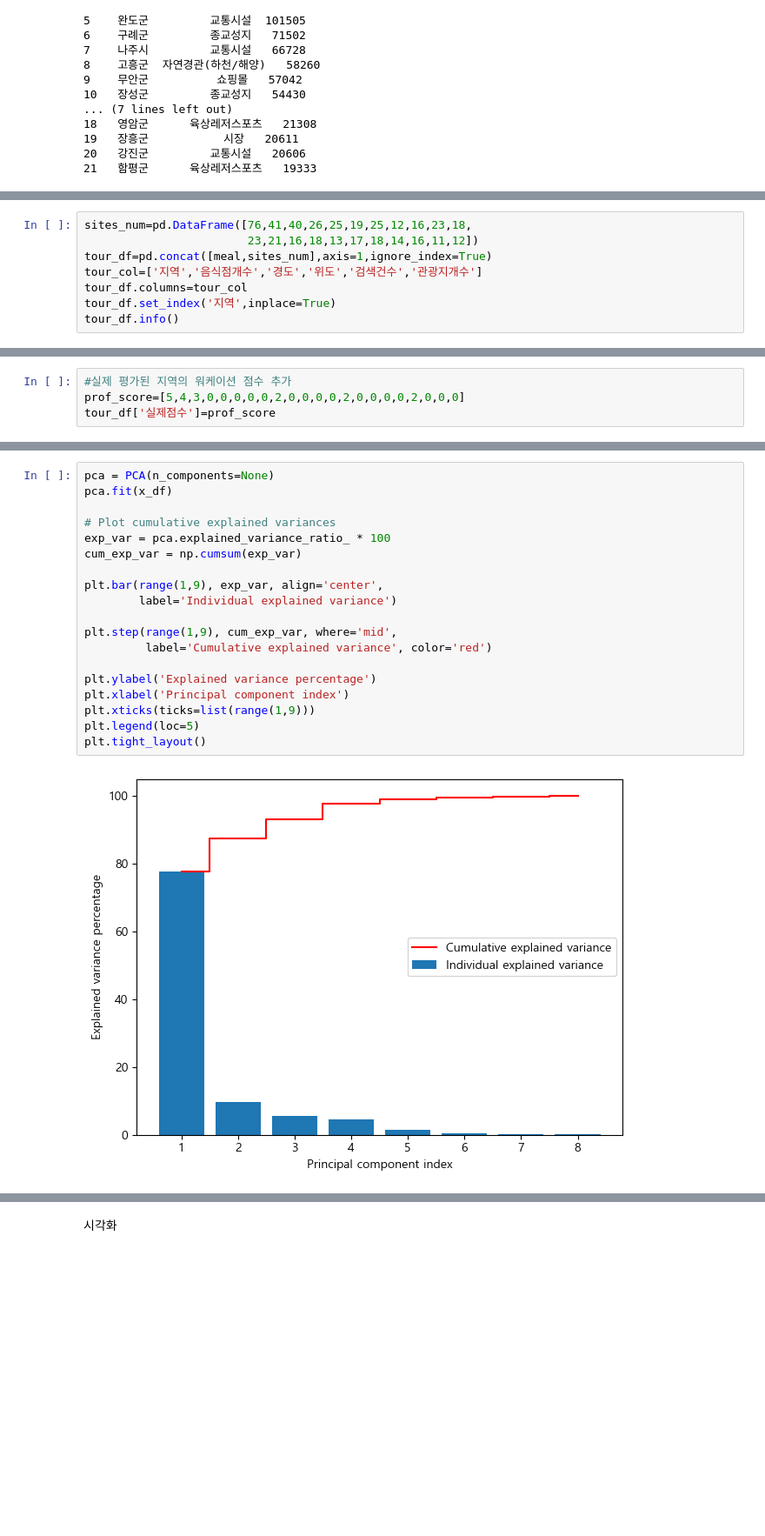
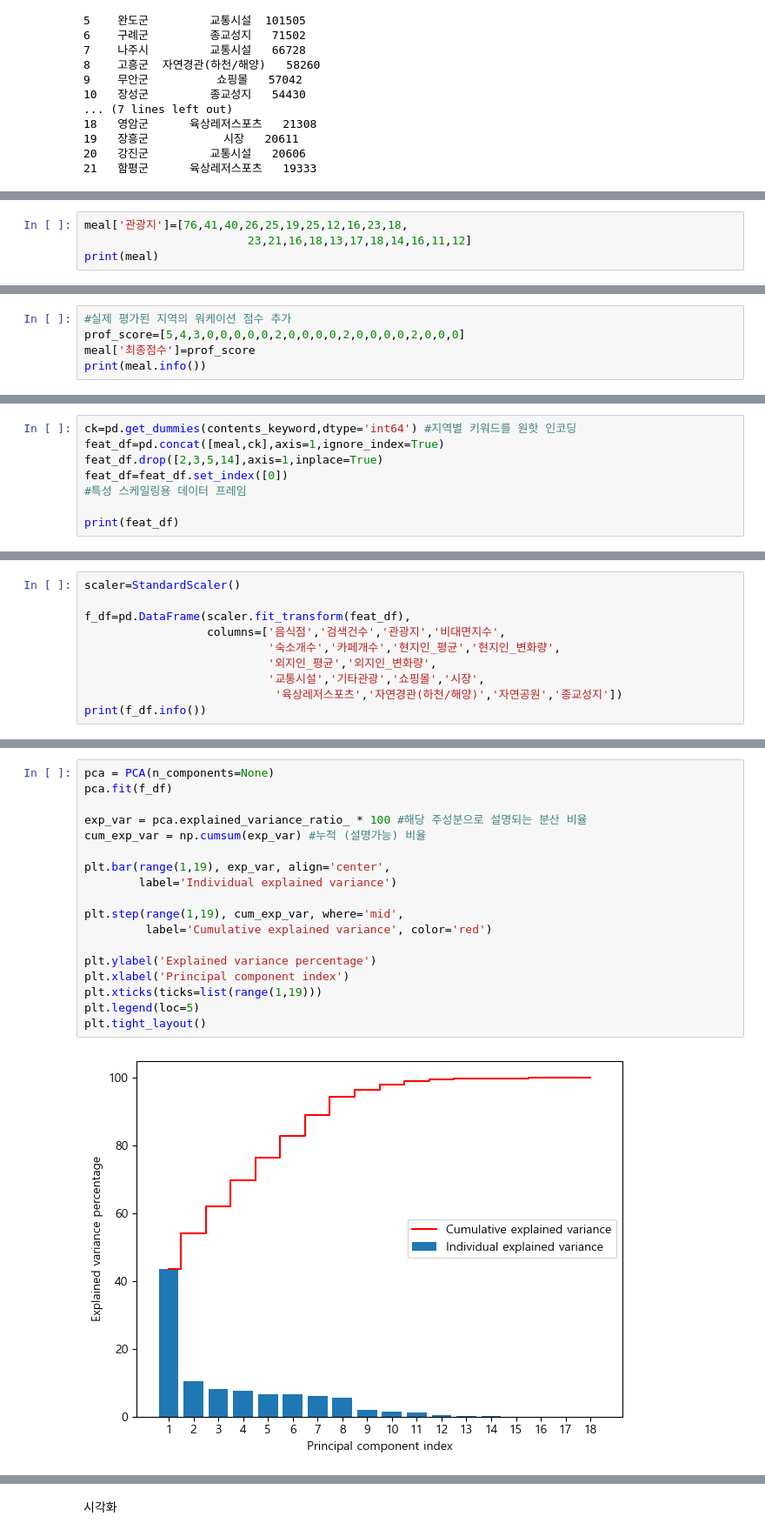
Before and after one commit to sheershay/ise-sr-project, a Jupyter notebook: clustering/clustering.ipynb, the cells around one changed output, grey strips where cells are left out. Shown at 87% size. Drawn from its saved outputs; the diff is of its cells as text; blank space fills up the shorter version.

```diff
--- a/clustering/clustering.ipynb
+++ b/clustering/clustering.ipynb
@@ -235,9 +231,5 @@ print(meal)
 # %%
-sites_num=pd.DataFrame([76,41,40,26,25,19,25,12,16,23,18,
-                        23,21,16,18,13,17,18,14,16,11,12])
-tour_df=pd.concat([meal,sites_num],axis=1,ignore_index=True)
-tour_col=['지역','음식점개수','경도','위도','검색건수','관광지개수']
-tour_df.columns=tour_col
-tour_df.set_index('지역',inplace=True)
-tour_df.info()
+meal['관광지']=[76,41,40,26,25,19,25,12,16,23,18,
+                        23,21,16,18,13,17,18,14,16,11,12]
+print(meal)
 # %% [output]
@@ -305,4 +292,5 @@ print(tour_df)
 # %%
 #실제 평가된 지역의 워케이션 점수 추가
 prof_score=[5,4,3,0,0,0,0,0,2,0,0,0,0,2,0,0,0,0,2,0,0,0]
-tour_df['실제점수']=prof_score
+meal['최종점수']=prof_score
+print(meal.info())
@@ -344,0 +319,8 @@ Y=tour_df['실제점수']
+# %%
+ck=pd.get_dummies(contents_keyword,dtype='int64') #지역별 키워드를 원핫 인코딩
+feat_df=pd.concat([meal,ck],axis=1,ignore_index=True)
+feat_df.drop([2,3,5,14],axis=1,inplace=True)
+feat_df=feat_df.set_index([0])
+#특성 스케일링용 데이터 프레임
+
+print(feat_df)
@@ -344,0 +345,10 @@ Y=tour_df['실제점수']
+# %%
+scaler=StandardScaler()
+
+f_df=pd.DataFrame(scaler.fit_transform(feat_df),
+                  columns=['음식점','검색건수','관광지','비대면지수',
+                           '숙소개수','카페개수','현지인_평균','현지인_변화량',
+                           '외지인_평균','외지인_변화량',
+                           '교통시설','기타관광','쇼핑몰','시장',
+                            '육상레저스포츠','자연경관(하천/해양)','자연공원','종교성지'])
+print(f_df.info())
@@ -345,21 +404,20 @@ Y=tour_df['실제점수']
 # %%
 pca = PCA(n_components=None)
-pca.fit(x_df)
+pca.fit(f_df)
 
-# Plot cumulative explained variances
-exp_var = pca.explained_variance_ratio_ * 100
-cum_exp_var = np.cumsum(exp_var)
+exp_var = pca.explained_variance_ratio_ * 100 #해당 주성분으로 설명되는 분산 비율
+cum_exp_var = np.cumsum(exp_var) #누적 (설명가능) 비율
 
-plt.bar(range(1,9), exp_var, align='center',
+plt.bar(range(1,19), exp_var, align='center',
         label='Individual explained variance')
 
-plt.step(range(1,9), cum_exp_var, where='mid',
+plt.step(range(1,19), cum_exp_var, where='mid',
          label='Cumulative explained variance', color='red')
 
 plt.ylabel('Explained variance percentage')
 plt.xlabel('Principal component index')
-plt.xticks(ticks=list(range(1,9)))
+plt.xticks(ticks=list(range(1,19)))
 plt.legend(loc=5)
 plt.tight_layout()
 # %% [output]
-[figure, old version]
+[figure, new version]
```
Also changed, not shown: parts of 48 cells of this notebook, 1 other file.
